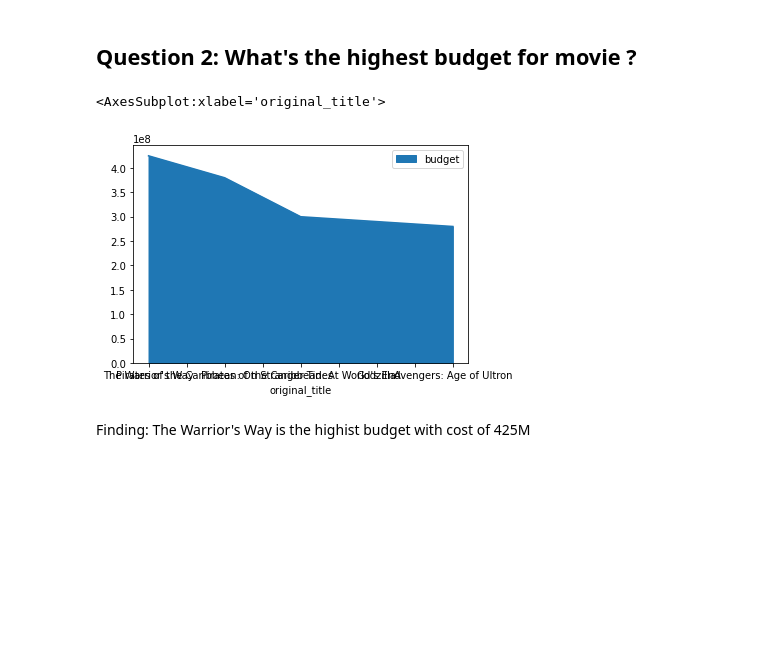
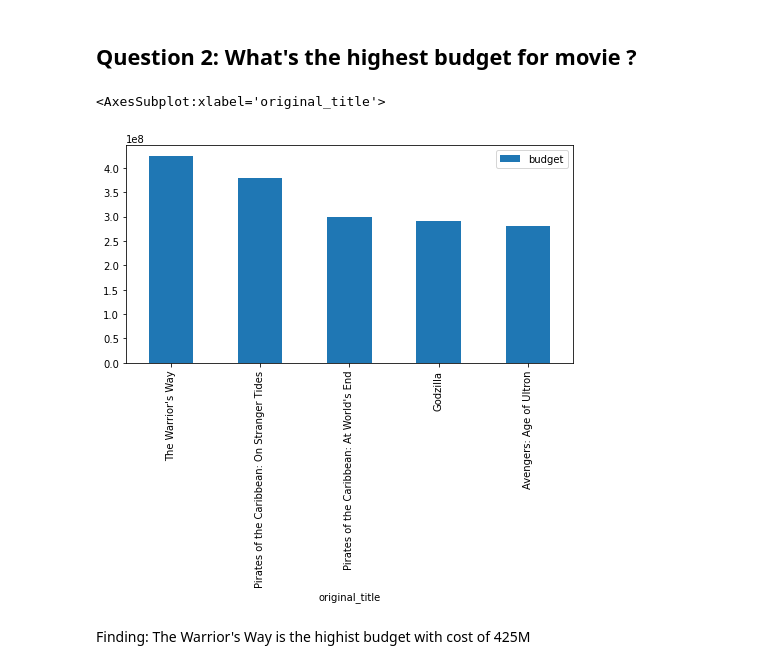
Before and after one commit to AliBugh/DS-Project1, a Jupyter notebook: Movie DS.ipynb, the cells around one changed output. Saved outputs shown, nothing was run; the diff lists cells and outputs as text; code cells hidden in the pictures; blank space fills up the shorter version.

```diff
--- a/Movie DS.ipynb
+++ b/Movie DS.ipynb
@@ -123,10 +130,10 @@ Finding: Jurassic world is most popular movie
 # %%
 bud = df.groupby("original_title", as_index=False)['budget'].sum().sort_values(by="budget",ascending=False)
 bud= bud.head(5)
-bud.plot.area(x="original_title", y='budget')
+bud.plot.bar(x="original_title", y='budget',figsize=(8,4), )
 # %% [output]
 <AxesSubplot:xlabel='original_title'>
-[figure, old version]
+[figure, new version]
 # %% [markdown]
 Finding: The Warrior's Way is the highist budget with cost of 425M
 # %% [markdown]
```
Also changed, not shown: parts of 4 cells of this notebook.
